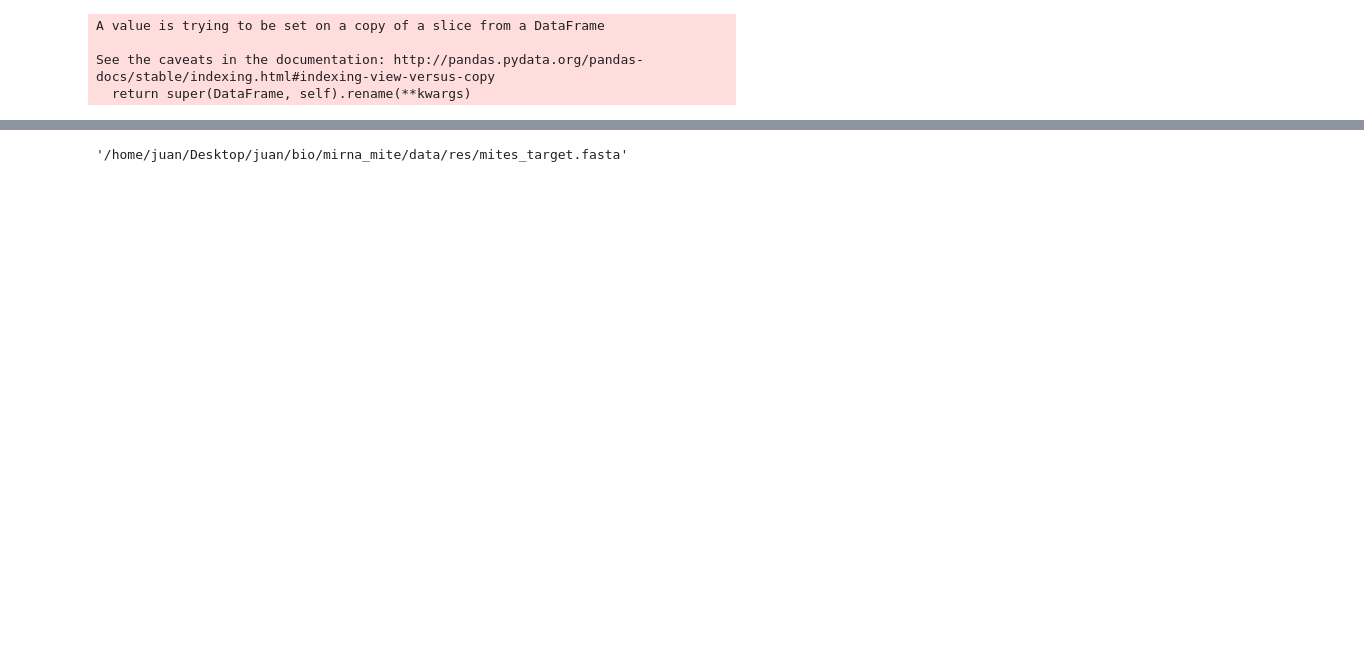
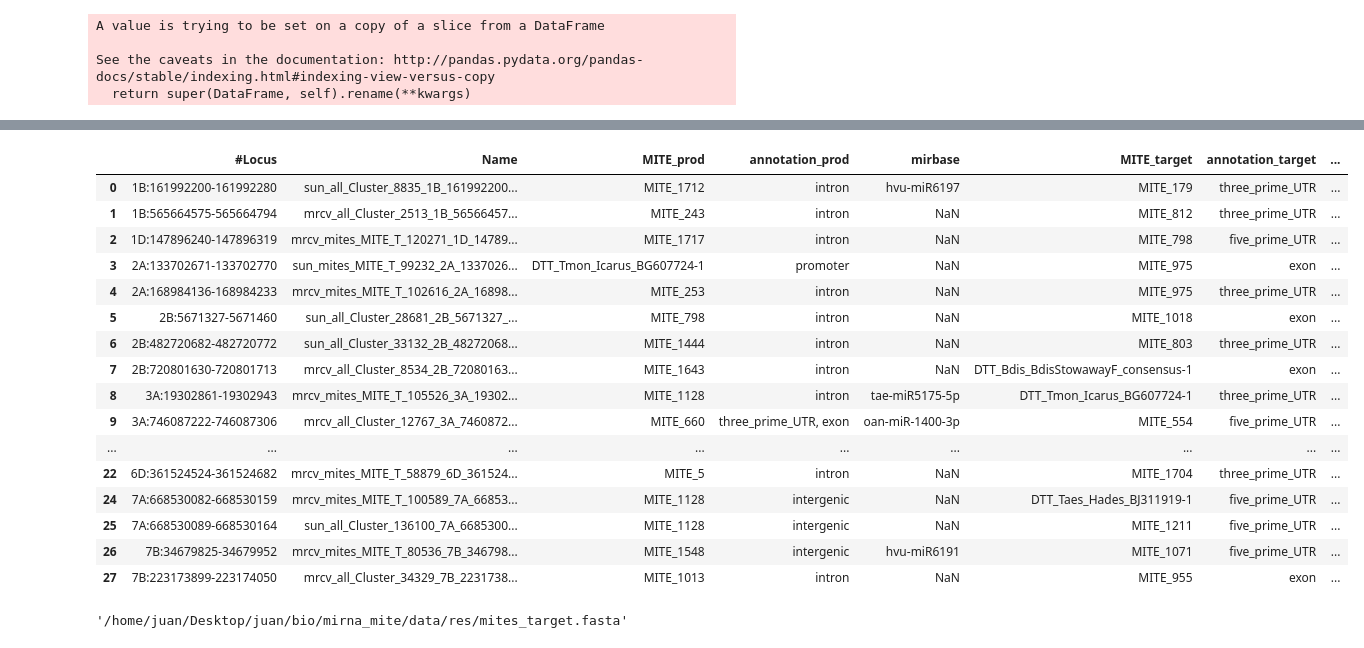
Before and after one commit to juancresc/mirna_mite, a Jupyter notebook: 2_analysis/3_merge_mir_target.ipynb, the cells around one changed output, grey strips where cells are left out. Drawn from its saved outputs; the diff is of its cells as text; code cells hidden in the pictures; blank space fills up the shorter version.

```diff
--- a/2_analysis/3_merge_mir_target.ipynb
+++ b/2_analysis/3_merge_mir_target.ipynb
@@ -51,2 +53,2 @@ df_mir_mites = df_mir_mites[['#Locus','Name','MITE_prod','annotation','mirbase']
 # %%
-df_deg_mites = df_deg_mites[['MITE_target','annotation','DegradomeCategory','SiteID','Query']]
+df_deg_mites = df_deg_mites[['MITE_target','annotation_target','DegradomeCategory','SiteID','Query']]
@@ -53,2 +59,2 @@ df_deg_mites = df_deg_mites[['MITE_target','annotation','DegradomeCategory','Sit
 # %%
-df_merged_mirs_mites = pd.merge(df_mir_mites, df_deg_mites, how='left', left_on='Name', right_on='Query')
+df_merged_mirs_mites = pd.merge(df_mir_mites, df_deg_mites.drop_duplicates(subset=['Query']), how='left', left_on='Name', right_on='Query')
@@ -61,3 +71,23 @@ len(df_merged_mirs_mites.index)
+# %%
+df_merged_mirs_mites
+# %% [output]
+|  | #Locus | Name | MITE_prod | annotation_prod | mirbase | MITE_target | annotation_target | ... |
+| 0 | 1B:161992200-161992280 | sun_all_Cluster_8835_1B_161992200... | MITE_1712 | intron | hvu-miR6197 | MITE_179 | three_prime_UTR | ... |
+| 1 | 1B:565664575-565664794 | mrcv_all_Cluster_2513_1B_56566457... | MITE_243 | intron | NaN | MITE_812 | three_prime_UTR | ... |
+| 2 | 1D:147896240-147896319 | mrcv_mites_MITE_T_120271_1D_14789... | MITE_1717 | intron | NaN | MITE_798 | five_prime_UTR | ... |
+| 3 | 2A:133702671-133702770 | sun_mites_MITE_T_99232_2A_1337026... | DTT_Tmon_Icarus_BG607724-1 | promoter | NaN | MITE_975 | exon | ... |
+| 4 | 2A:168984136-168984233 | mrcv_mites_MITE_T_102616_2A_16898... | MITE_253 | intron | NaN | MITE_975 | three_prime_UTR | ... |
+| 5 | 2B:5671327-5671460 | sun_all_Cluster_28681_2B_5671327_... | MITE_798 | intron | NaN | MITE_1018 | exon | ... |
+| 6 | 2B:482720682-482720772 | sun_all_Cluster_33132_2B_48272068... | MITE_1444 | intron | NaN | MITE_803 | three_prime_UTR | ... |
+| 7 | 2B:720801630-720801713 | mrcv_all_Cluster_8534_2B_72080163... | MITE_1643 | intron | NaN | DTT_Bdis_BdisStowawayF_consensus-1 | exon | ... |
+| 8 | 3A:19302861-19302943 | mrcv_mites_MITE_T_105526_3A_19302... | MITE_1128 | intron | tae-miR5175-5p | DTT_Tmon_Icarus_BG607724-1 | three_prime_UTR | ... |
+| 9 | 3A:746087222-746087306 | mrcv_all_Cluster_12767_3A_7460872... | MITE_660 | three_prime_UTR, exon | oan-miR-1400-3p | MITE_554 | five_prime_UTR | ... |
+| ... | ... | ... | ... | ... | ... | ... | ... | ... |
+| 22 | 6D:361524524-361524682 | mrcv_mites_MITE_T_58879_6D_361524... | MITE_5 | intron | NaN | MITE_1704 | three_prime_UTR | ... |
+| 24 | 7A:668530082-668530159 | mrcv_mites_MITE_T_100589_7A_66853... | MITE_1128 | intergenic | NaN | DTT_Taes_Hades_BJ311919-1 | five_prime_UTR | ... |
+| 25 | 7A:668530089-668530164 | sun_all_Cluster_136100_7A_6685300... | MITE_1128 | intergenic | NaN | MITE_1211 | five_prime_UTR | ... |
+| 26 | 7B:34679825-34679952 | mrcv_mites_MITE_T_80536_7B_346798... | MITE_1548 | intergenic | hvu-miR6191 | MITE_1071 | five_prime_UTR | ... |
+| 27 | 7B:223173899-223174050 | mrcv_all_Cluster_34329_7B_2231738... | MITE_1013 | intron | NaN | MITE_955 | exon | ... |
 # %%
 buffer_seqs = []
 fasta_seq = SeqIO.parse(path_mites, 'fasta')
```
Also changed, not shown: parts of 27 cells of this notebook, 3 other files.
